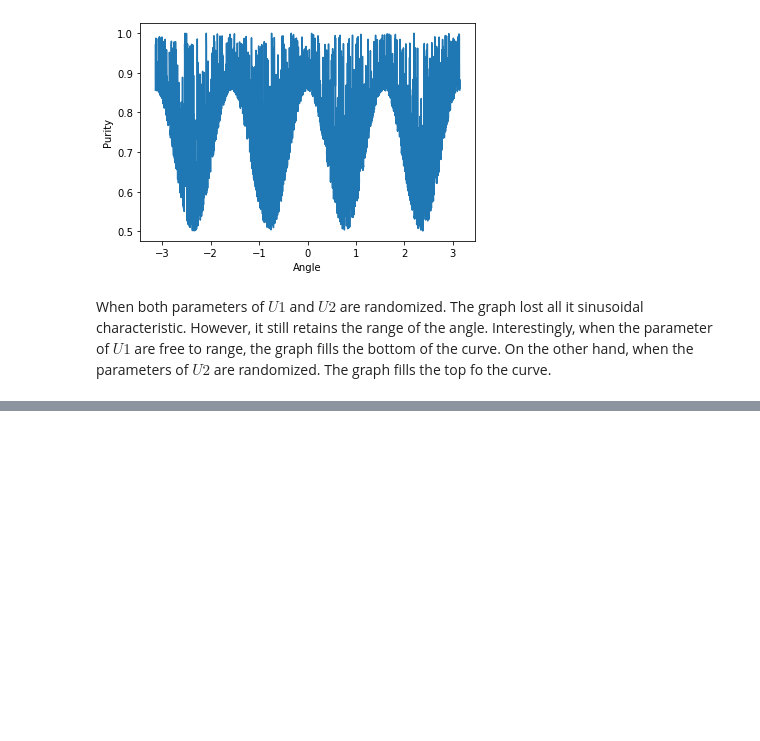
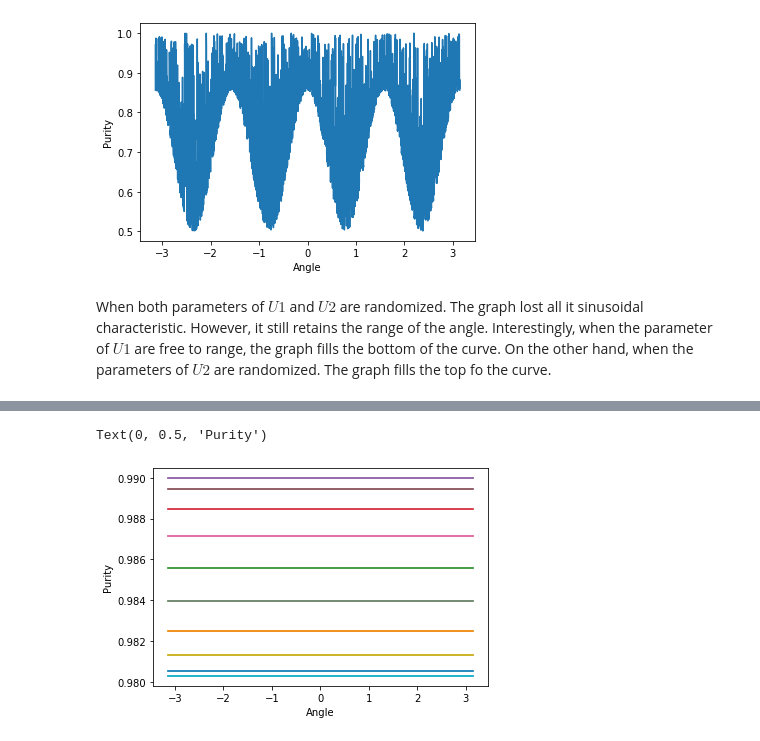
Before and after one commit to mpham26uchicago/QOSF_Mentorship, a Jupyter notebook: Density Matrix.ipynb, the cells around one changed output, grey strips where cells are left out. Drawn from its saved outputs; the diff is of its cells as text; code cells hidden in the pictures; blank space fills up the shorter version.

```diff
--- a/Density Matrix.ipynb
+++ b/Density Matrix.ipynb
@@ -210,0 +237,34 @@ When both parameters of $U1$ and $U2$ are randomized. The graph lost all it sinu
+# %%
+for theta_ry2 in np.linspace(-np.pi, np.pi, 20):
+
+    mu_list = []
+
+    for theta_rz1 in np.linspace(-np.pi, np.pi, 20):
+
+        circ = QuantumCircuit(3)
+        circ.ry(3, 0)
+        circ.cx(0, 1)
+
+        circ.rz(2*theta_rz1, 1) # Rz1
+        circ.ry(3, 1) # Ry1
+
+        circ.rz(2, 2) # Rz2
+        circ.ry(theta_ry2, 2) # Ry2
+        circ.cx(1, 2)
+
+        rho = DensityMatrix(circ.reverse_bits()).data
+        traced_qubit = 1
+
+        dm = one_qubit_partial_trace(rho, traced_qubit)
+
+        mu = dm.purity()
+
+        mu_list.append(mu)
+
+    plt.plot(np.linspace(-np.pi, np.pi, 20), mu_list)
+
+plt.xlabel('Angle')
+plt.ylabel('Purity')
+# %% [output]
+Text(0, 0.5, 'Purity')
+[figure, added]
```
Also changed, not shown: parts of 5 cells of this notebook.
